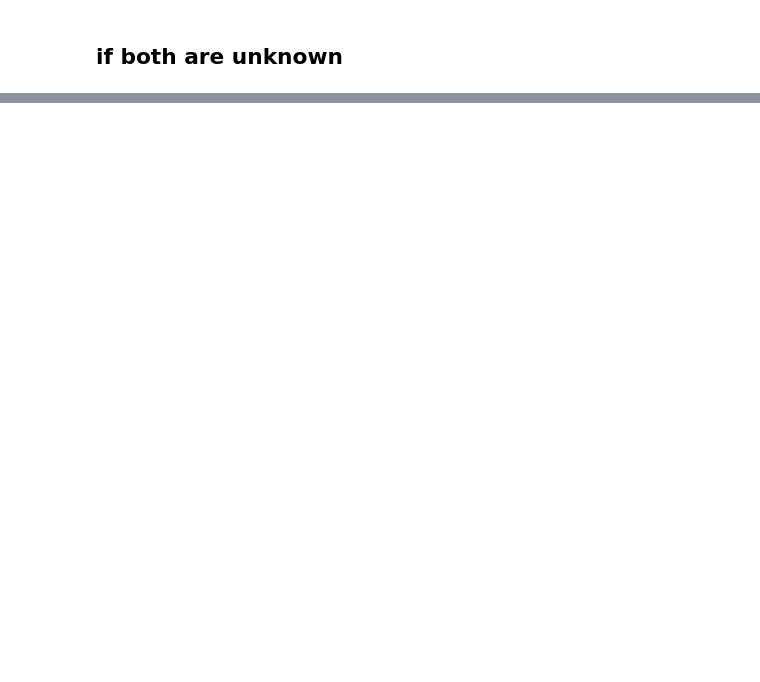
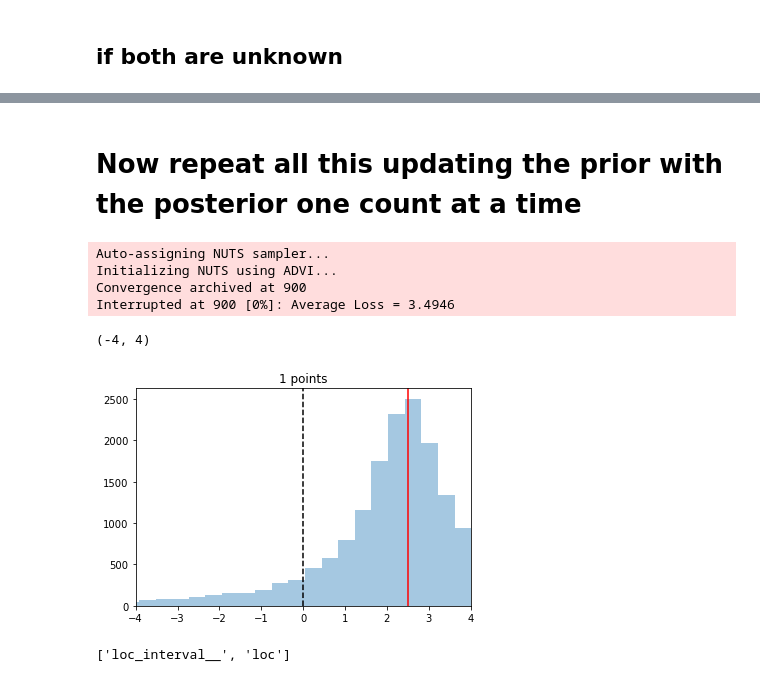
Before and after one commit to balarsen/pymc_learning, a Jupyter notebook: pitch_angle/Cauchy1.ipynb, the cells around one changed output, grey strips where cells are left out. Cells and saved outputs as stored; diff of their text form; code cells hidden in the pictures; blank space fills up the shorter version.

Commit message:
update to pitch_angle/Cauchy1.ipynb to update the priors from posteriors

```diff
--- a/pitch_angle/Cauchy1.ipynb
+++ b/pitch_angle/Cauchy1.ipynb
@@ -160,0 +173,2 @@ for k in keys:
+# %% [markdown]
+# Now repeat all this updating the prior with the posterior one count at a time
@@ -160,0 +187,34 @@ for k in keys:
+# %%
+# sampledat is the data
+dat2 = sampledat.copy().tolist()
+# %%
+# traces = []
+
+with pm.Model() as model:
+    data = dat2.pop()
+    data = 2.5
+    alpha = pm.Uniform('loc', -10, 10)
+    #     beta = pm.Uniform('dist', 1, 1)
+    x = pm.Cauchy(name='x', alpha=alpha, beta=1, observed=[2.5])
+    trace = pm.sample(5000, njobs=4)
+
+traces= [trace]
+# %% [output]
+Auto-assigning NUTS sampler...
+Initializing NUTS using ADVI...
+Convergence archived at 900
+Interrupted at 900 [0%]: Average Loss = 3.4946
+# %%
+sns.distplot(traces[-1]['loc'][1000:], kde=False)
+plt.axvline(0, c='k', linestyle='--')
+plt.axvline(data, c='r')
+plt.title('{} points'.format(len(traces)))
+plt.xlim((-4,4))
+# %% [output]
+(-4, 4)
+[figure, added]
+# %%
+alpha
+traces[-1].varnames
+# %% [output]
+['loc_interval__', 'loc']
```
Also changed, not shown: parts of 13 cells of this notebook.
